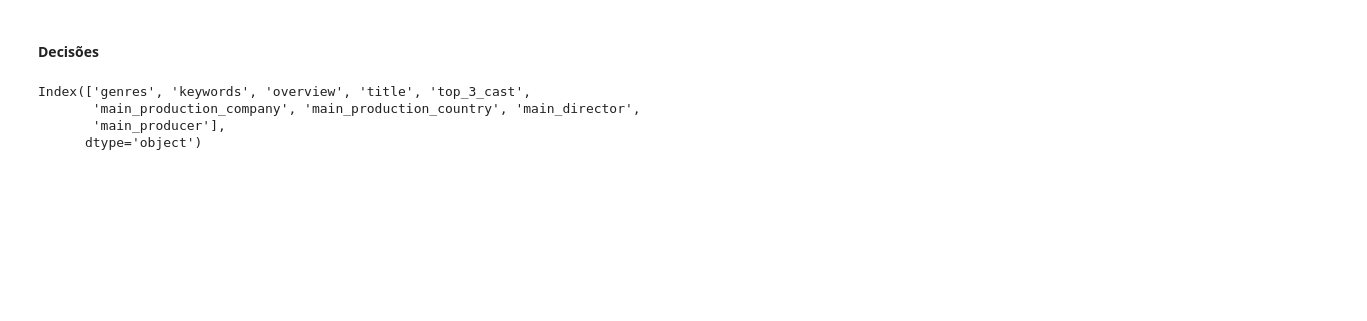
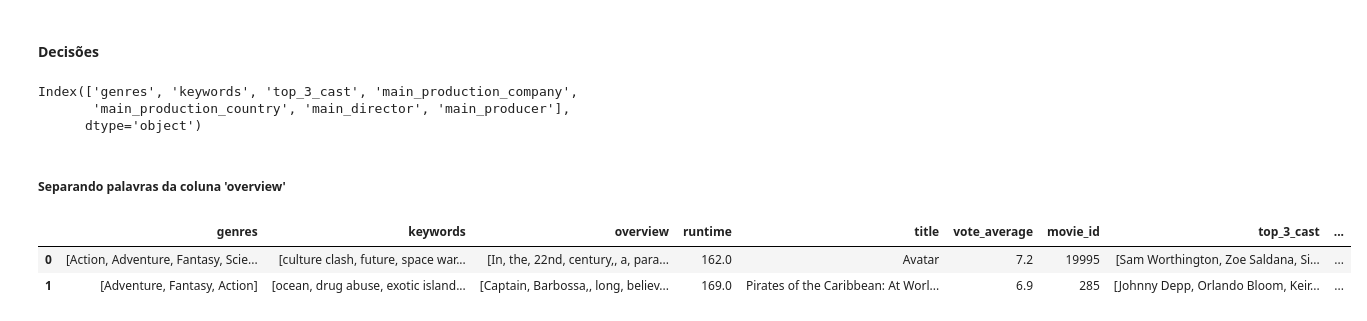
Before and after one commit to GuMauriz/projeto_recomendacao_filme, a Jupyter notebook: main.ipynb, the cells around one changed output. Saved outputs shown, nothing was run; the diff lists cells and outputs as text; code cells hidden in the pictures; blank space fills up the shorter version.

```diff
--- a/main.ipynb
+++ b/main.ipynb
@@ -618,10 +670,18 @@ df_geral_clean[num_features].describe(percentiles=[0.01, 0.1, 0.25, 0.5, 0.75, 0
 # %% [markdown]
 #### Decisões
 # %%
-cat_features = df_geral_clean.select_dtypes(include=['object']).columns
+cat_features = df_geral_clean.drop(columns=['title', 'overview']).select_dtypes(include=['object']).columns
 cat_features
 # %% [output]
-Index(['genres', 'keywords', 'overview', 'title', 'top_3_cast',
-       'main_production_company', 'main_production_country', 'main_director',
-       'main_producer'],
+Index(['genres', 'keywords', 'top_3_cast', 'main_production_company',
+       'main_production_country', 'main_director', 'main_producer'],
       dtype='object')
+# %% [markdown]
+##### Separando palavras da coluna 'overview'
+# %%
+df_geral_clean['overview'] = df_geral_clean['overview'].apply(lambda x: x.split() if isinstance(x, str) else x)
+df_geral_clean.head(2)
+# %% [output]
+|  | genres | keywords | overview | runtime | title | vote_average | movie_id | top_3_cast | ... |
+| 0 | [Action, Adventure, Fantasy, Scie... | [culture clash, future, space war... | [In, the, 22nd, century,, a, para... | 162.0 | Avatar | 7.2 | 19995 | [Sam Worthington, Zoe Saldana, Si... | ... |
+| 1 | [Adventure, Fantasy, Action] | [ocean, drug abuse, exotic island... | [Captain, Barbossa,, long, believ... | 169.0 | Pirates of the Caribbean: At Worl... | 6.9 | 285 | [Johnny Depp, Orlando Bloom, Keir... | ... |
```
Also changed, not shown: parts of 9 cells of this notebook.
